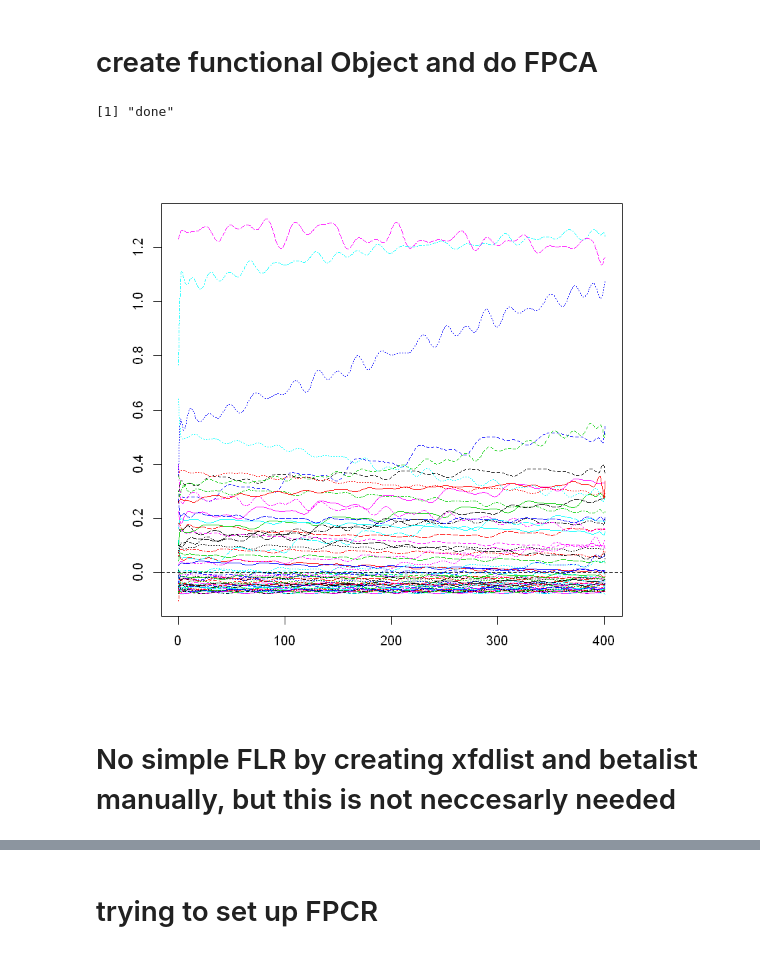
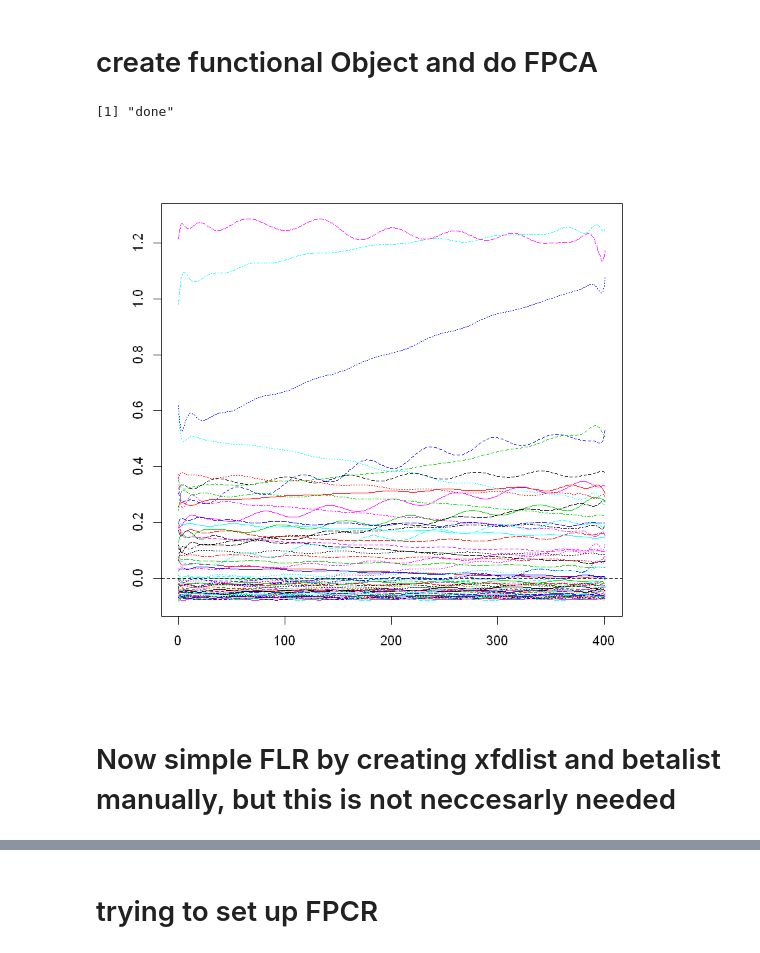
Before and after one commit to JakobJuergens/Basis_Choice_FLR, a Jupyter notebook: Code/application_fdapackage_gasoline.ipynb, the cells around one changed output, grey strips where cells are left out. Cells and saved outputs as stored; diff of their text form; code cells hidden in the pictures.

```diff
--- a/Code/application_fdapackage_gasoline.ipynb
+++ b/Code/application_fdapackage_gasoline.ipynb
@@ -24,21 +24,21 @@ octane_train = octane[-test]
 # %% [markdown]
 # create functional Object and do FPCA
 # %%
-smallbasis  <- create.bspline.basis(rangeval = c(0, 401), nbasis = 50, 8)
+smallbasis  <- create.bspline.basis(rangeval = c(0, 401), nbasis = 25, 9)
 #harmaccelLfd <- vec2Lfd(c(0,(2*pi/365)^2,0), c(0, 365))
-harmFdpar = fdPar(smallbasis, lambda = 1)
+harmFdpar = fdPar(smallbasis)
 gasoline_fd <- smooth.basis(y = waves, fdParobj=smallbasis)$fd
-gasoline_pcaObj = pca.fd(gasoline_fd, nharm = 1, harmfdPar = harmFdpar, centerfns = FALSE)
+gasoline_pcaObj = pca.fd(gasoline_fd, nharm = 4, harmfdPar = harmFdpar, centerfns = FALSE)
 #
 plot(gasoline_fd, ylab="", xlab="",col="gray")
 
 # here plot the fpc
 #plot.pca.fd(gasoline_pcaObj, cex.main=0.9)
 # %% [output]
 [1] "done"
-[figure, old version]
+[figure, new version]
 # %% [markdown]
-# No simple FLR by creating xfdlist and betalist manually, but this is not neccesarly needed
+# Now simple FLR by creating xfdlist and betalist manually, but this is not neccesarly needed
 # %%
 xfdlist <- list(const=rep(1, 60), gasoline_fd=gasoline_fd)
 # %%
```
Also changed, not shown: parts of 3 cells of this notebook, 6 other files.
